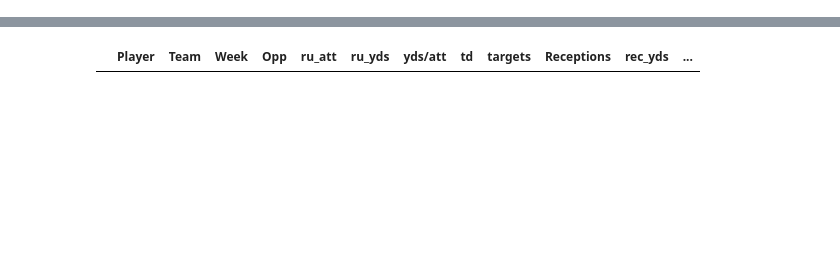
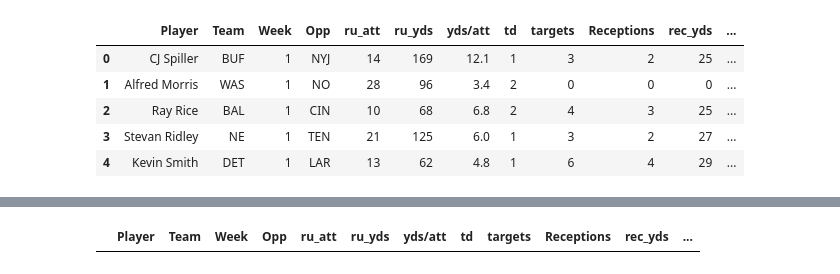
Before and after one commit to bobbdyai73/draftkings, a Jupyter notebook: regressions/rb_weekly_projections.ipynb, the cells around one changed output, grey strips where cells are left out. Drawn from its saved outputs; the diff is of its cells as text; code cells hidden in the pictures; blank space fills up the shorter version.

```diff
--- a/regressions/rb_weekly_projections.ipynb
+++ b/regressions/rb_weekly_projections.ipynb
@@ -14,0 +16,9 @@ week1_def = pd.read_csv('../input/defense_2018_projections.csv')
+# %%
+rb.head()
+# %% [output]
+|  | Player | Team | Week | Opp | ru_att | ru_yds | yds/att | td | targets | Receptions | rec_yds | ... |
+| 0 | CJ Spiller | BUF | 1 | NYJ | 14 | 169 | 12.1 | 1 | 3 | 2 | 25 | ... |
+| 1 | Alfred Morris | WAS | 1 | NO | 28 | 96 | 3.4 | 2 | 0 | 0 | 0 | ... |
+| 2 | Ray Rice | BAL | 1 | CIN | 10 | 68 | 6.8 | 2 | 4 | 3 | 25 | ... |
+| 3 | Stevan Ridley | NE | 1 | TEN | 21 | 125 | 6.0 | 1 | 3 | 2 | 27 | ... |
+| 4 | Kevin Smith | DET | 1 | LAR | 13 | 62 | 4.8 | 1 | 6 | 4 | 29 | ... |
```
Also changed, not shown: parts of 10 cells of this notebook, 6 other files.
